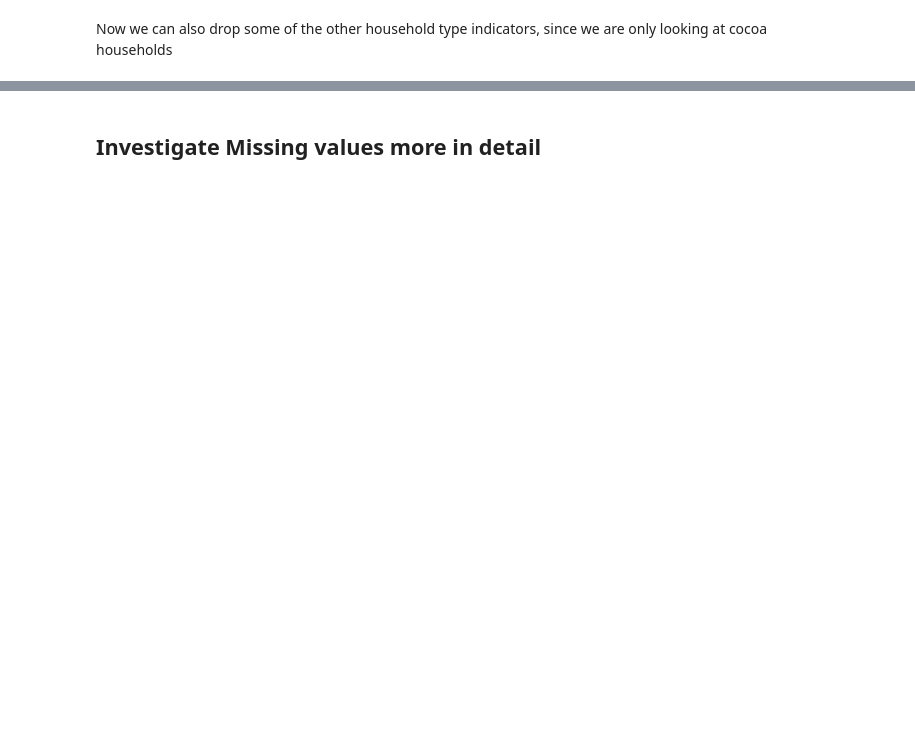
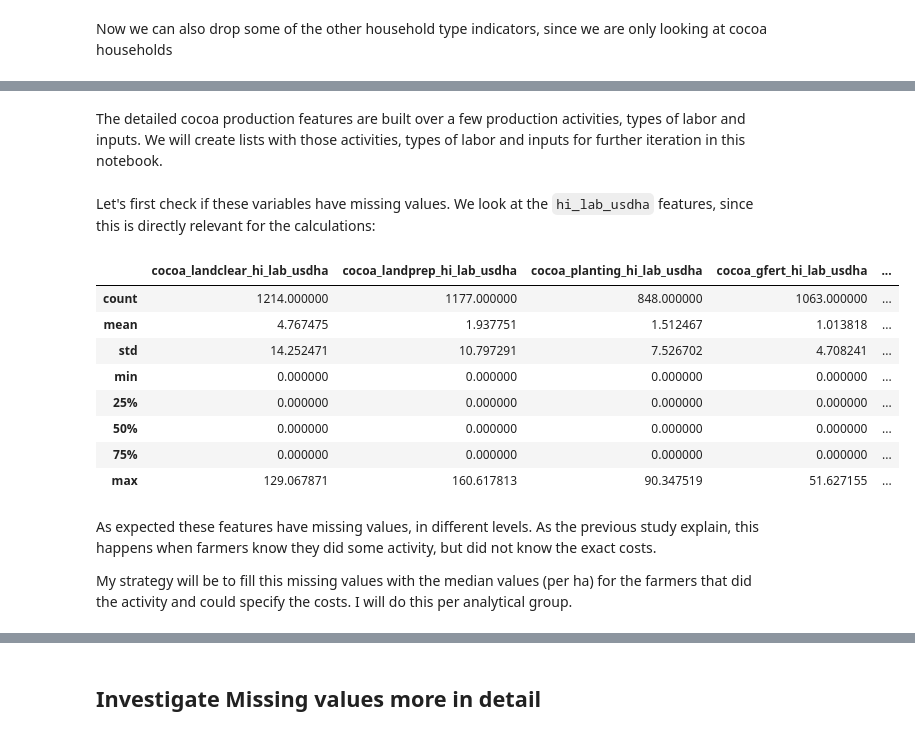
Before and after one commit to mtyszler/LivingIncomeModel, a Jupyter notebook: LivingIncomeAnalysis.ipynb, the cells around one changed output, grey strips where cells are left out. Drawn from its saved outputs; the diff is of its cells as text; code cells hidden in the pictures; blank space fills up the shorter version.

Commit message:
Update the notebook
Polished the analysis, moving along with some additional calculations

```diff
--- a/LivingIncomeAnalysis.ipynb
+++ b/LivingIncomeAnalysis.ipynb
@@ -197,3 +217,4 @@ For the analysis, we will only look at cocoa households that know their land and
 # %%
 data = data[data['cocoa_hh']=='yes']
 data = data[data['cocoa_land_known_yn']=='yes']
+data = data[data['cocoa_prod_known_yn']=='yes']
@@ -202,3 +227,14 @@ data.drop(['cocoa_hh', 'cocoa_land_known_yn'], axis = 1, inplace = True)
+# %%
+data.drop([
+    'cocoa_season1_start',
+    'cocoa_season1_end',
+    'cocoa_season2_start',
+    'cocoa_season2_end',
+    'cocoa_prod_season1_kg',
+    'cocoa_prod_season1_kgha',
+    'cocoa_prod_season2_kg',
+    'cocoa_prod_season2_kgha'
+], axis = 1, inplace = True)
 # %% [markdown]
 Now we can also drop some of the other household type indicators, since we are only looking at cocoa households
 # %%
@@ -365,0 +414,8 @@ Shape of data set: (1455, 823)
+# %%
+data.loc[(data['head_gender'] == 'female') & (data['country'] == 'Ghana') , 'Analytical Group'] = 'Ghana: Female-headed'
+data.loc[(data['head_gender'] == 'male'  ) & (data['country'] == 'Ghana') & (data['cocoa_land_used_morethan5_ha']<=4), 'Analytical Group'] = 'Ghana: Male-headed, typical'
+data.loc[(data['head_gender'] == 'male'  ) & (data['country'] == 'Ghana') & (data['cocoa_land_used_morethan5_ha']>4 ), 'Analytical Group'] = 'Ghana: Male-headed, large'
+
+data.loc[(data['head_gender'] == 'female') & (data['country'] == 'CdI' ) , 'Analytical Group'] = 'CdI: Female-headed'
+data.loc[(data['head_gender'] == 'male'  ) & (data['country'] == 'CdI' ) & (data['cocoa_land_used_morethan5_ha']<=4), 'Analytical Group'] = 'CdI: Male-headed, typical'
+data.loc[(data['head_gender'] == 'male'  ) & (data['country'] == 'CdI' ) & (data['cocoa_land_used_morethan5_ha']>4 ), 'Analytical Group'] = 'CdI: Male-headed, large'
@@ -365,0 +436,2 @@ Shape of data set: (1455, 823)
+# %%
+data = data[data['Analytical Group']!='CdI: Female-headed']
@@ -365,0 +452,2 @@ Shape of data set: (1455, 823)
+# %% [markdown]
+The detailed cocoa production features are built over a few production activities, types of labor and inputs. We will create lists with those activities, types of labor and inputs for further iteration in this notebook.
@@ -365,0 +488,18 @@ Shape of data set: (1455, 823)
+# %% [markdown]
+Let's first check if these variables have missing values. We look at the `hi_lab_usdha` features, since this is directly relevant for the calculations:
+# %%
+data.filter(regex = 'hi_lab_usdha').describe()
+# %% [output]
+|  | cocoa_landclear_hi_lab_usdha | cocoa_landprep_hi_lab_usdha | cocoa_planting_hi_lab_usdha | cocoa_gfert_hi_lab_usdha | ... |
+| count | 1214.000000 | 1177.000000 | 848.000000 | 1063.000000 | ... |
+| mean | 4.767475 | 1.937751 | 1.512467 | 1.013818 | ... |
+| std | 14.252471 | 10.797291 | 7.526702 | 4.708241 | ... |
+| min | 0.000000 | 0.000000 | 0.000000 | 0.000000 | ... |
+| 25% | 0.000000 | 0.000000 | 0.000000 | 0.000000 | ... |
+| 50% | 0.000000 | 0.000000 | 0.000000 | 0.000000 | ... |
+| 75% | 0.000000 | 0.000000 | 0.000000 | 0.000000 | ... |
+| max | 129.067871 | 160.617813 | 90.347519 | 51.627155 | ... |
+# %% [markdown]
+As expected these features have missing values, in different levels. As the previous study explain, this happens when farmers know they did some activity, but did not know the exact costs.
+
+My strategy will be to fill this missing values with the median values (per ha) for the farmers that did the activity and could specify the costs. I will do this per analytical group.
```
Also changed, not shown: parts of 45 cells of this notebook.
